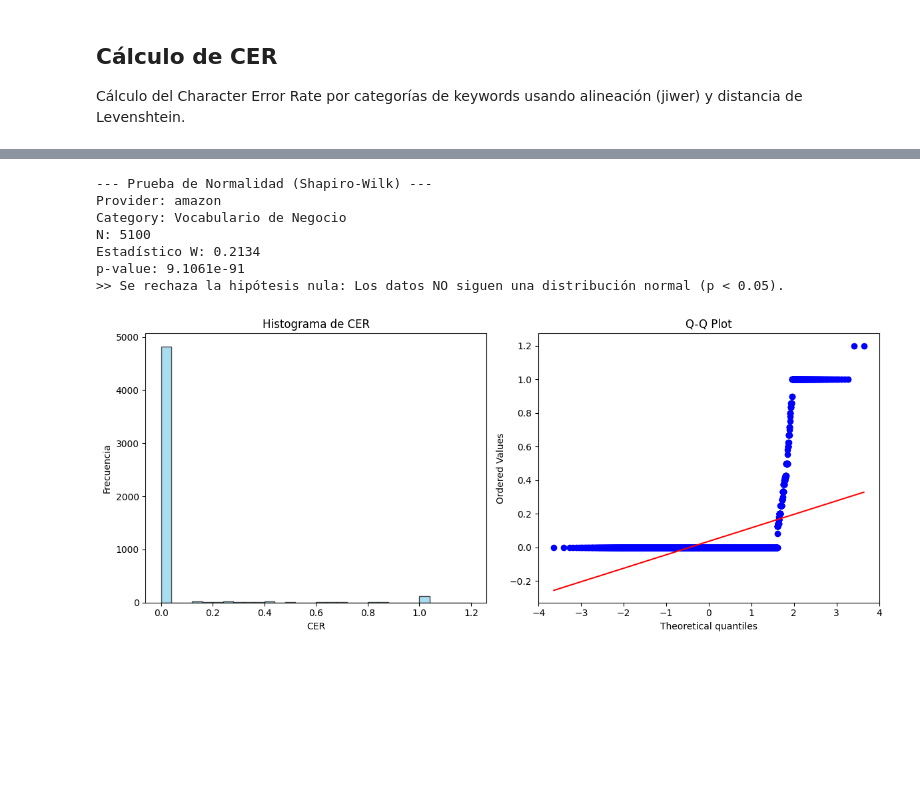
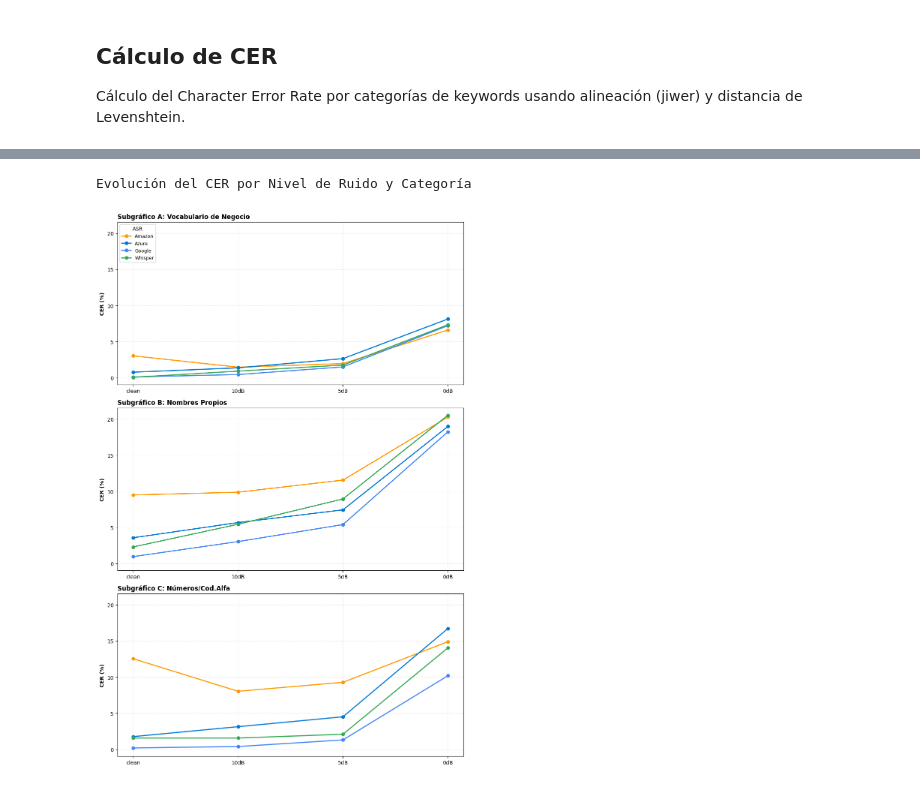
Before and after one commit to agomezb/ASR-Comparative, a Jupyter notebook: 3_cer.ipynb, the cells around one changed output, grey strips where cells are left out. Cells and saved outputs as stored; diff of their text form; code cells hidden in the pictures; blank space fills up the shorter version.

Commit message:
feat: Add panel visualization for CER evolution by SNR and category in analysis tools

```diff
--- a/3_cer.ipynb
+++ b/3_cer.ipynb
@@ -92,13 +72,6 @@ Estadísticas Descriptivas de CER por Grupo Funcional y ASR
-# %%
-# Validación de Normalidad
-# Seleccionamos un ejemplo representativo (e.g., Amazon - Producto) para validar la distribución
-analyzer.check_normality(provider='amazon', category='Vocabulario de Negocio')
-# %% [output]
---- Prueba de Normalidad (Shapiro-Wilk) ---
-Provider: amazon
-Category: Vocabulario de Negocio
-N: 5100
-Estadístico W: 0.2134
-p-value: 9.1061e-91
->> Se rechaza la hipótesis nula: Los datos NO siguen una distribución normal (p < 0.05).
-[figure, removed]
+# %%
+# Panel de evolución del CER por SNR para las 3 categorías principales
+CERVisualizer.plot_cer_by_snr_and_category_panel(cer_df, title="Evolución del CER por Nivel de Ruido y Categoría")
+# %% [output]
+Evolución del CER por Nivel de Ruido y Categoría
+[figure, added]
```
Also changed, not shown: parts of 4 cells of this notebook, 1 other file.
